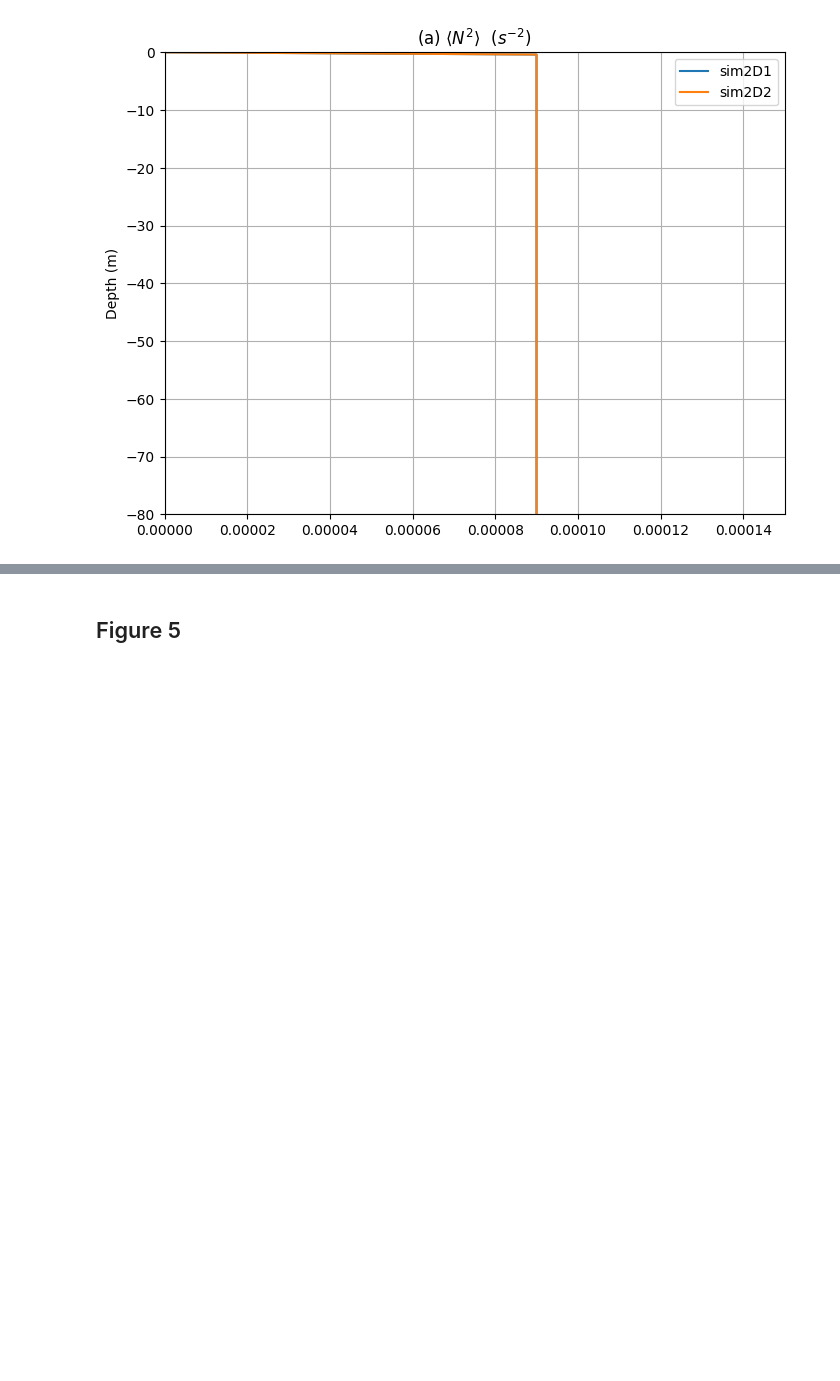
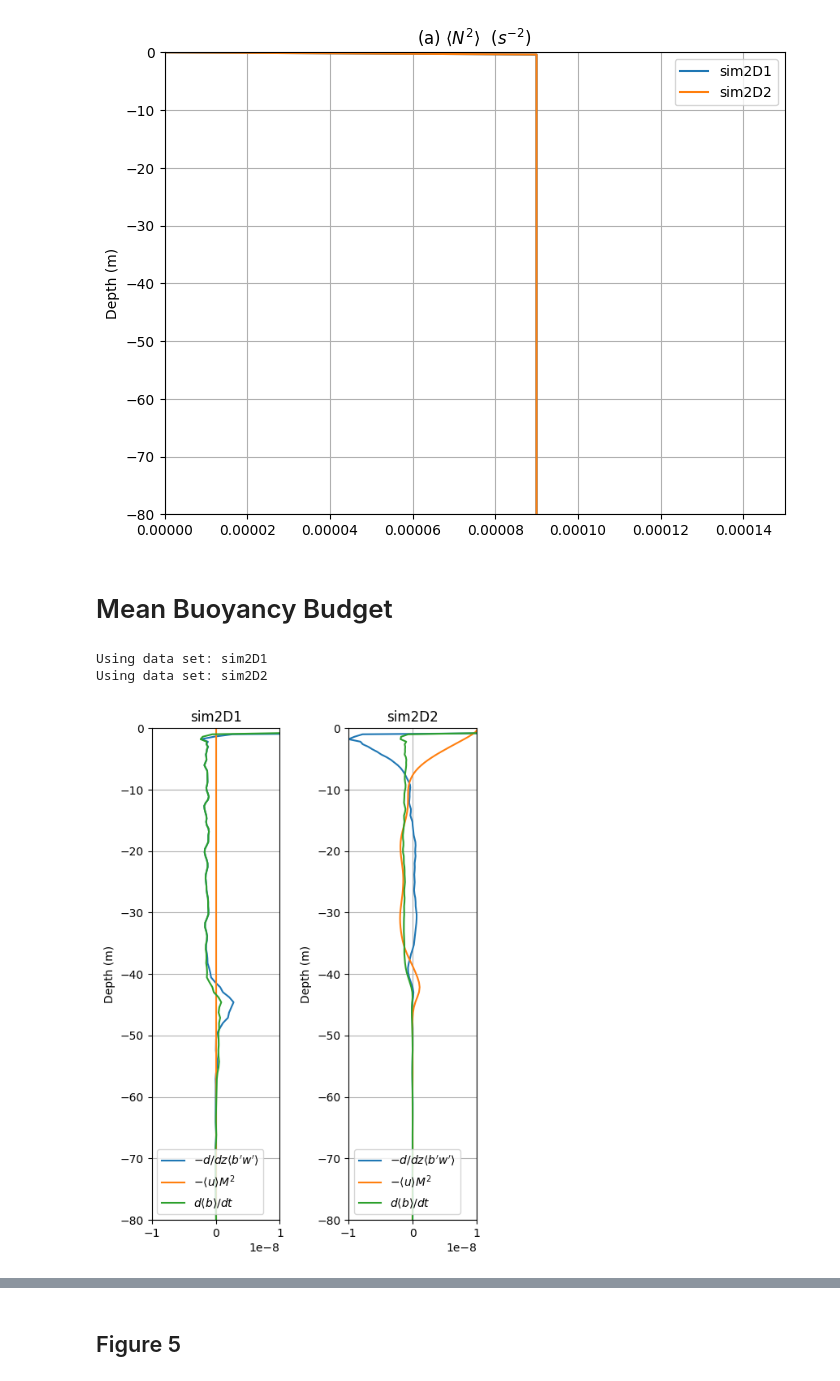
Before and after one commit to MarvynBailly/Buoyancy-Driven-Convection, a Jupyter notebook: Analysis/analyze.ipynb, the cells around one changed output, grey strips where cells are left out. Cells and saved outputs as stored; diff of their text form; code cells hidden in the pictures; blank space fills up the shorter version.

```diff
--- a/Analysis/analyze.ipynb
+++ b/Analysis/analyze.ipynb
@@ -255,4 +257,81 @@ ani = animation.FuncAnimation(fig, update, frames=len(ds_avg.time), interval=100
 ani.save(f'images/buoyancy-frequency-evaluation.gif', writer='pillow')
 # %% [output]
 [figure]
+# %% [markdown]
+# Mean Buoyancy Budget
+# %%
+index = 0                  # 0 -> 2D1, 1 -> 2D2, ...
+data_set1 = cases[index]
+ds_avg1 = ncs[index]
+
+print(f"Using data set: {data_set1}")
+
+index = 1                  # 0 -> 2D1, 1 -> 2D2, ...
+data_set2 = cases[index]
+ds_avg2 = ncs[index]
+
+print(f"Using data set: {data_set2}")
+# %% [output]
+Using data set: sim2D1
+Using data set: sim2D2
+# %%
+# Compute the mask for one inertial period centered at day 15
+inertial_period_days = inertial_period / (24 * 3600)    # convert to days
+
+center_day = 15
+start_day = center_day - inertial_period_days / 2
+end_day = center_day + inertial_period_days / 2
+time_in_days = ds_avg['time'].values / np.timedelta64(1, 'D')
+
+time_mask = (time_in_days >= start_day) & (time_in_days <= end_day)
+
+ds_selected_wbdz1 = ds_avg1.wbdz.sel(time=time_mask)
+ds_mean_wbdz1 = ds_selected_wbdz1.mean(dim='time')
+
+ds_selected_uM21 = ds_avg1.uM2.sel(time=time_mask)
+ds_mean_uM21 = ds_selected_uM21.mean(dim='time')
+
+ds_selected_bdt1 = - ds_avg1.wbdz.sel(time=time_mask) - ds_avg1.uM2.sel(time=time_mask) + ds_avg1.κbdz2.sel(time=time_mask)
+ds_mean_bdt1 = ds_selected_bdt1.mean(dim='time')
+
+ds_selected_wbdz2 = ds_avg2.wbdz.sel(time=time_mask)
+ds_mean_wbdz2 = ds_selected_wbdz2.mean(dim='time')
+
+ds_selected_uM22 = ds_avg2.uM2.sel(time=time_mask)
+ds_mean_uM22 = ds_selected_uM22.mean(dim='time')
+
+ds_selected_bdt2 = - ds_avg2.wbdz.sel(time=time_mask) - ds_avg2.uM2.sel(time=time_mask) + ds_avg2.κbdz2.sel(time=time_mask)
+ds_mean_bdt2 = ds_selected_bdt2.mean(dim='time')
+
+
+fig, axes = plt.subplots(nrows=1, ncols=2, figsize=(5, 7))
+# plotting <u>
+ax1 = axes[0]
+ax1.plot(-ds_mean_wbdz1, ds_avg.zC, label="$-d/dz \\langle b'w' \\rangle$")
+ax1.plot(-ds_mean_uM21, ds_avg.zC, label="$-\\langle u \\rangle M^2$")
+ax1.plot(ds_mean_bdt1, ds_avg.zC, label="$d\\langle b \\rangle / dt$")
+ax1.set_ylabel('Depth (m)')
+ax1.set_ylim(-80, 0)
+ax1.legend()
+ax1.set_title(f"{data_set1}")
+ax1.set_xlim(-1e-8,1e-8)
+ax1.grid()
+
+# plotting <v>
+ax2 = axes[1]
+ax2.plot(-ds_mean_wbdz2, ds_avg.zC, label="$-d/dz \\langle b'w' \\rangle$")
+ax2.plot(-ds_mean_uM22, ds_avg.zC, label="$-\\langle u \\rangle M^2$")
+ax2.plot(ds_mean_bdt2, ds_avg.zC, label="$d\\langle b \\rangle / dt$")
+ax2.set_ylabel('Depth (m)')
+ax2.set_ylim(-80, 0)
+ax2.legend()
+ax2.set_xlim(-1e-8,1e-8)
+ax2.set_title(f"{data_set2}")
+ax2.grid()
+
+
+plt.tight_layout()
+plt.show()
+# %% [output]
+[figure, added]
 # %% [markdown]
```
Also changed, not shown: parts of 20 cells of this notebook, 5 other files.
